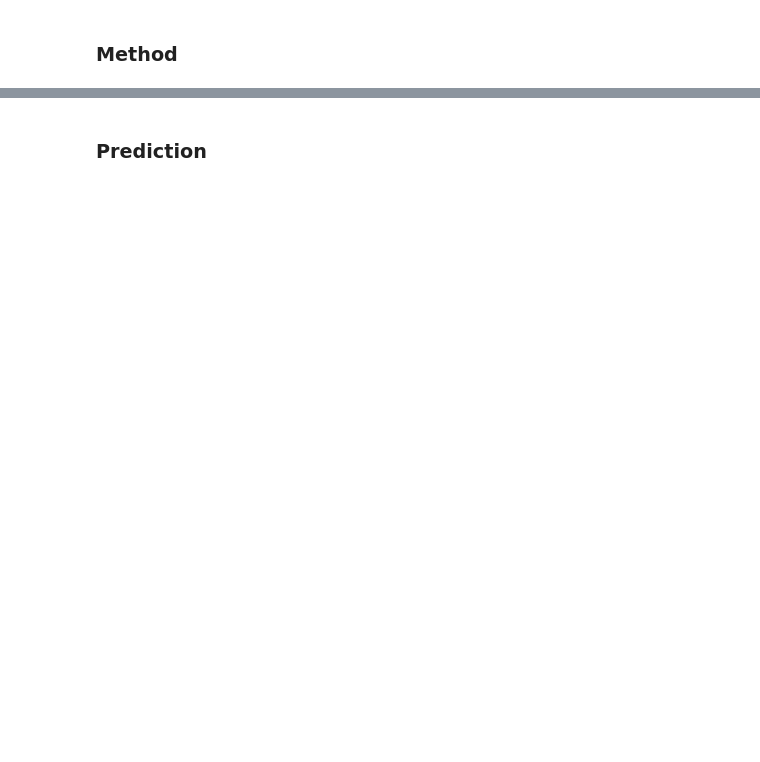
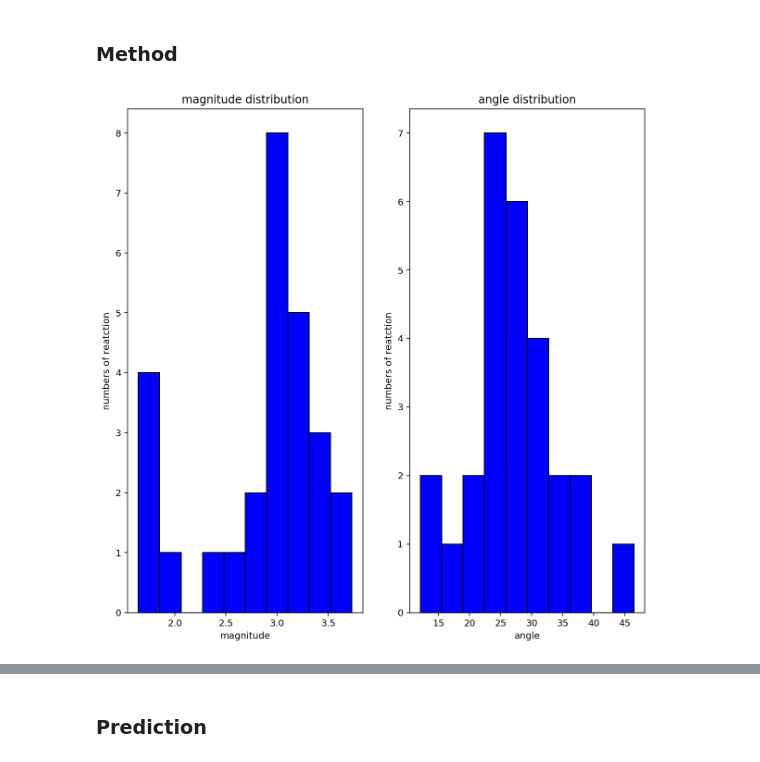
Before and after one commit to UWDIRECT-2019/DarKnight, a Jupyter notebook: darknight/important_notebooks/Avg_rxn_vec_Acid_Alcohol.ipynb, the cells around one changed output, grey strips where cells are left out. Cells and saved outputs as stored; diff of their text form; code cells hidden in the pictures; blank space fills up the shorter version.

```diff
--- a/darknight/important_notebooks/Avg_rxn_vec_Acid_Alcohol.ipynb
+++ b/darknight/important_notebooks/Avg_rxn_vec_Acid_Alcohol.ipynb
@@ -106,6 +111,11 @@ path = pvecdf - rvecdf
 # %%
 # Calculate the average of path vector
 path_vec =np.array(path.mean().values)
+# %%
+# Show the distribution of magnitude and angle of each path vector
+distribution(path,rvecdf,pvecdf)
+# %% [output]
+[figure, added]
 # %%
 # Calculate the average and std deviation of magnitude of path vectors
 vector_magnitude(path)
```
Also changed, not shown: parts of 23 cells of this notebook, 2 other files.
